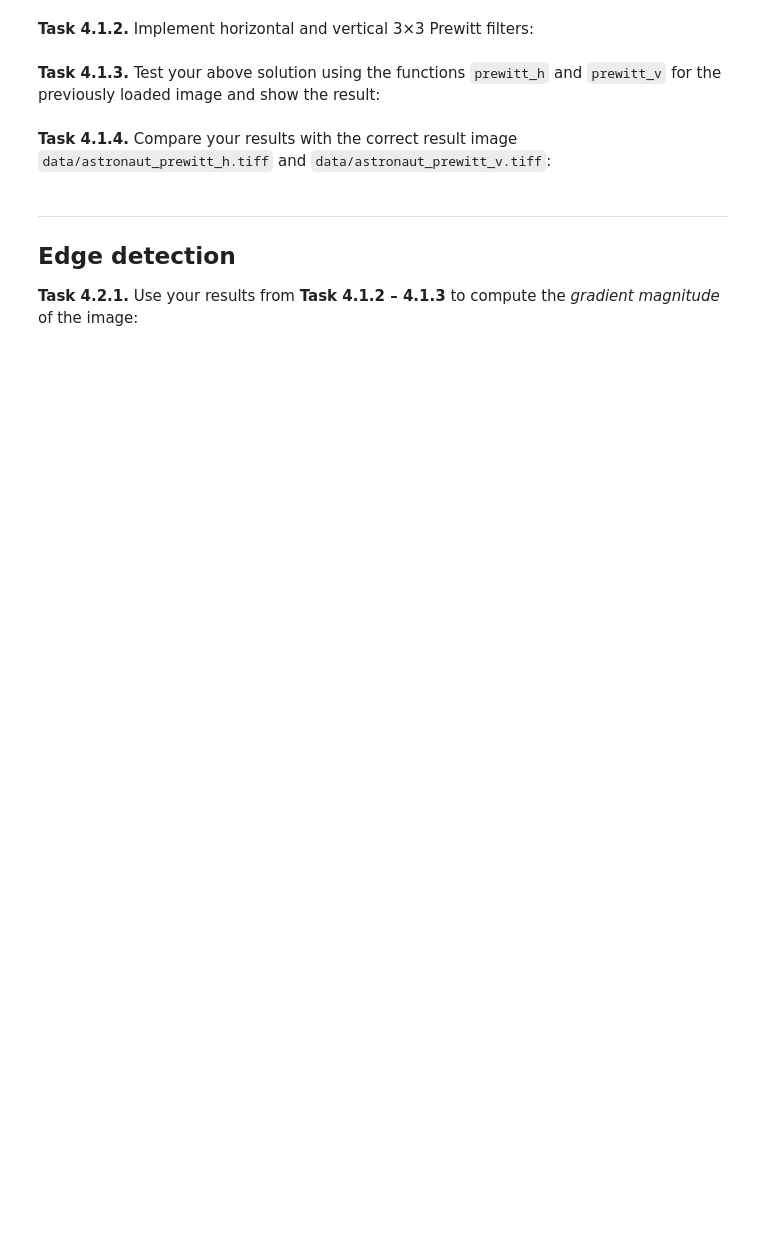
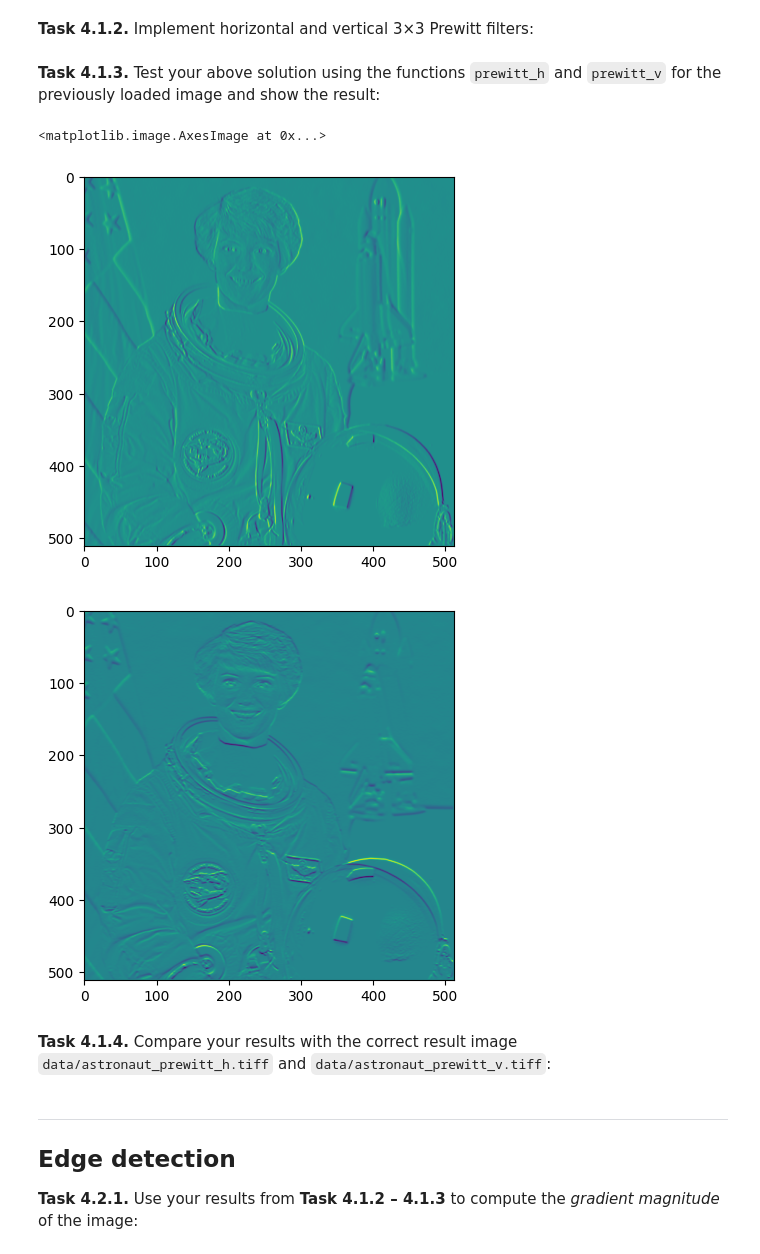
Before and after one commit to annavdh26/mobi-fs3-python1, a Jupyter notebook: task4.ipynb, the cells around one changed output. Saved outputs shown, nothing was run; the diff lists cells and outputs as text; code cells hidden in the pictures; blank space fills up the shorter version.

```diff
--- a/task4.ipynb
+++ b/task4.ipynb
@@ -12,8 +18,2 @@ import matplotlib.pyplot as plt
 # %% [markdown]
 **<a id="#">Task 4.1.2.</a>** Implement horizontal and vertical 3&times;3 Prewitt filters:
-# %%
-def prewitt_h(img):
-    # write your code here
-
-def prewitt_v(img):
-    # write your code here
@@ -20,4 +58,16 @@ def prewitt_v(img):
 # %% [markdown]
 **<a id="#">Task 4.1.3.</a>** Test your above solution using the functions `prewitt_h` and `prewitt_v` for the previously loaded image and show the result:
+# %%
+plt.figure()
+x=prewitt_h(imgprewitth)
+plt.imshow(x)
+
+plt.figure()
+y=prewitt_v(imgprewittv)
+plt.imshow(y)
+# %% [output]
+<matplotlib.image.AxesImage at 0x...>
+[figure, added]
+[figure, added]
 # %% [markdown]
 **<a id="#">Task 4.1.4.</a>** Compare your results with the correct result image `data/astronaut_prewitt_h.tiff` and `data/astronaut_prewitt_v.tiff`:
```
Also changed, not shown: parts of 5 cells of this notebook.
